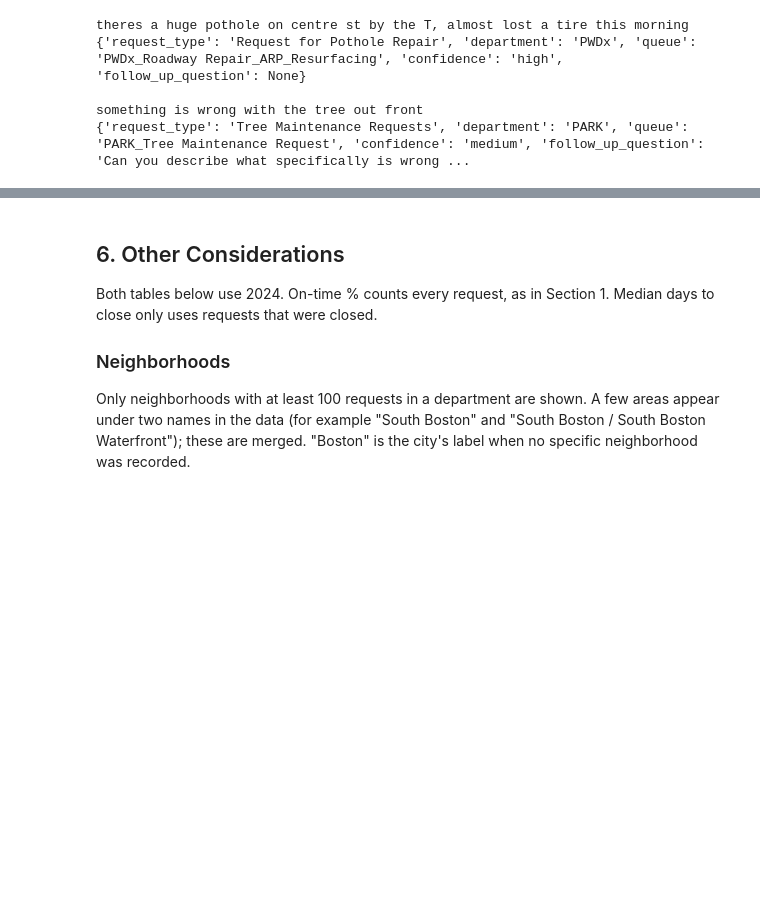
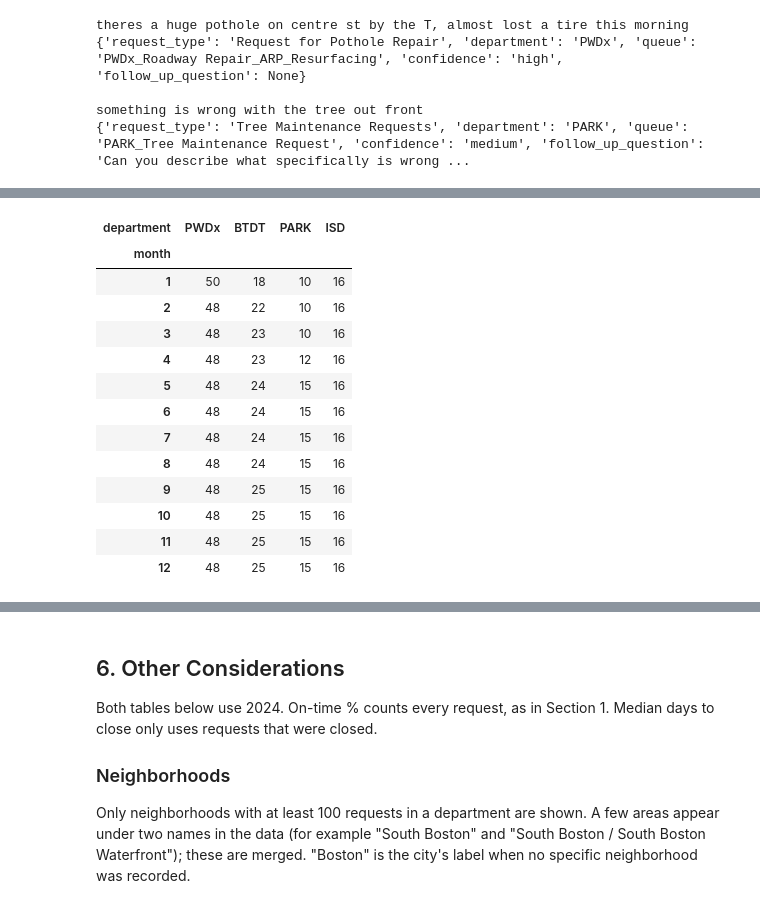
Before and after one commit to kavin1317/Boston-311-Crew-Staffing---Hackathon, a Jupyter notebook: notebooks/main.ipynb, the cells around one changed output, grey strips where cells are left out. Drawn from its saved outputs; the diff is of its cells as text; code cells hidden in the pictures; blank space fills up the shorter version.

```diff
--- a/notebooks/main.ipynb
+++ b/notebooks/main.ipynb
@@ -352,0 +429,19 @@ using `data/processed/forecast_2025.csv`.*
+# %%
+plans = pd.read_csv(planner.PLAN_FILE)
+base = plans[plans.scenario == "base"]
+base.pivot(index="month", columns="department", values="active_crews")[data.DEPTS]
+# %% [output]
+| department | PWDx | BTDT | PARK | ISD |
+| month |  |  |  |  |
+| 1 | 50 | 18 | 10 | 16 |
+| 2 | 48 | 22 | 10 | 16 |
+| 3 | 48 | 23 | 10 | 16 |
+| 4 | 48 | 23 | 12 | 16 |
+| 5 | 48 | 24 | 15 | 16 |
+| 6 | 48 | 24 | 15 | 16 |
+| 7 | 48 | 24 | 15 | 16 |
+| 8 | 48 | 24 | 15 | 16 |
+| 9 | 48 | 25 | 15 | 16 |
+| 10 | 48 | 25 | 15 | 16 |
+| 11 | 48 | 25 | 15 | 16 |
+| 12 | 48 | 25 | 15 | 16 |
```
Also changed, not shown: parts of 17 cells of this notebook, 4 other files.
